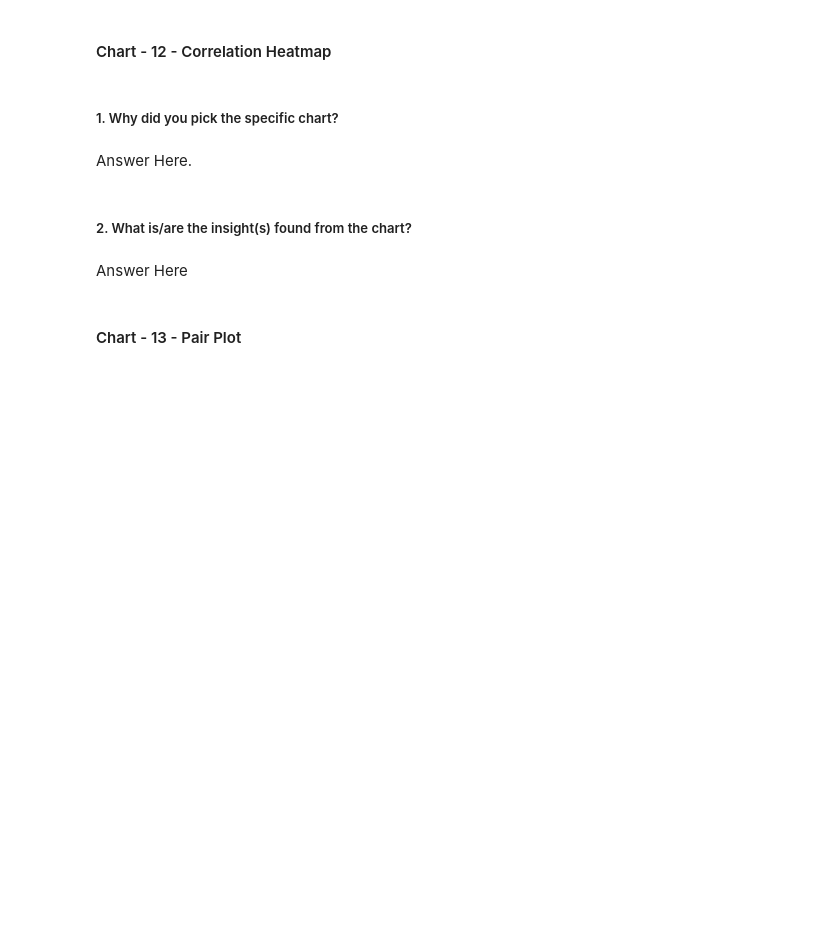
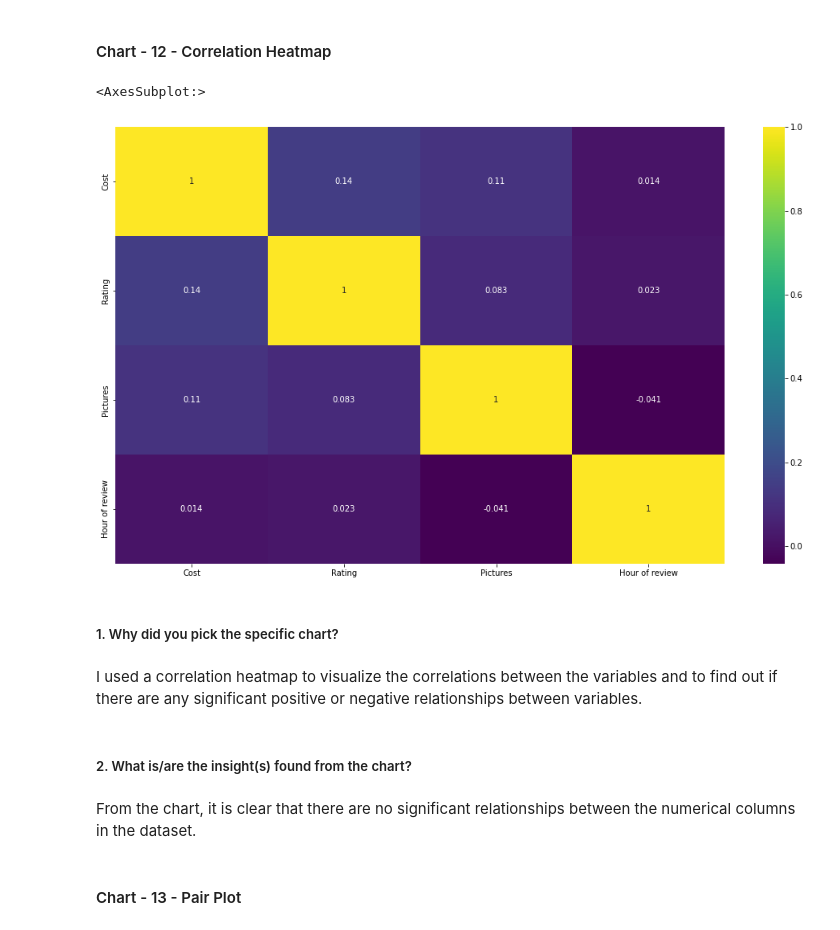
Before and after one commit to Sharath670/Zomato-Clustering-CP4, a Jupyter notebook: Zomato_Clustering.ipynb, the cells around one changed output. Cells and saved outputs as stored; diff of their text form; code cells hidden in the pictures; blank space fills up the shorter version.

```diff
--- a/Zomato_Clustering.ipynb
+++ b/Zomato_Clustering.ipynb
@@ -728,11 +728,18 @@ Zomato should find the reason as to why these particular restaurants are having
+# %%
+# Correlation Heatmap visualization code
+plt.figure(figsize=(17,10)) #plot size
+sns.heatmap(df.corr(),annot=True,cmap='viridis') #plot type
+# %% [output]
+<AxesSubplot:>
+[figure, added]
 # %% [markdown]
 ##### 1. Why did you pick the specific chart?
-# %% [markdown]
-Answer Here.
+# %% [markdown]
+I used a correlation heatmap to visualize the correlations between the variables and to find out if there are any significant positive or negative relationships between variables.
 # %% [markdown]
 ##### 2. What is/are the insight(s) found from the chart?
-# %% [markdown]
-Answer Here
+# %% [markdown]
+From the chart, it is clear that there are no significant relationships between the numerical columns in the dataset.
 # %% [markdown]
 #### Chart - 13 - Pair Plot
 # %%
```
Also changed, not shown: parts of 65 cells of this notebook.
